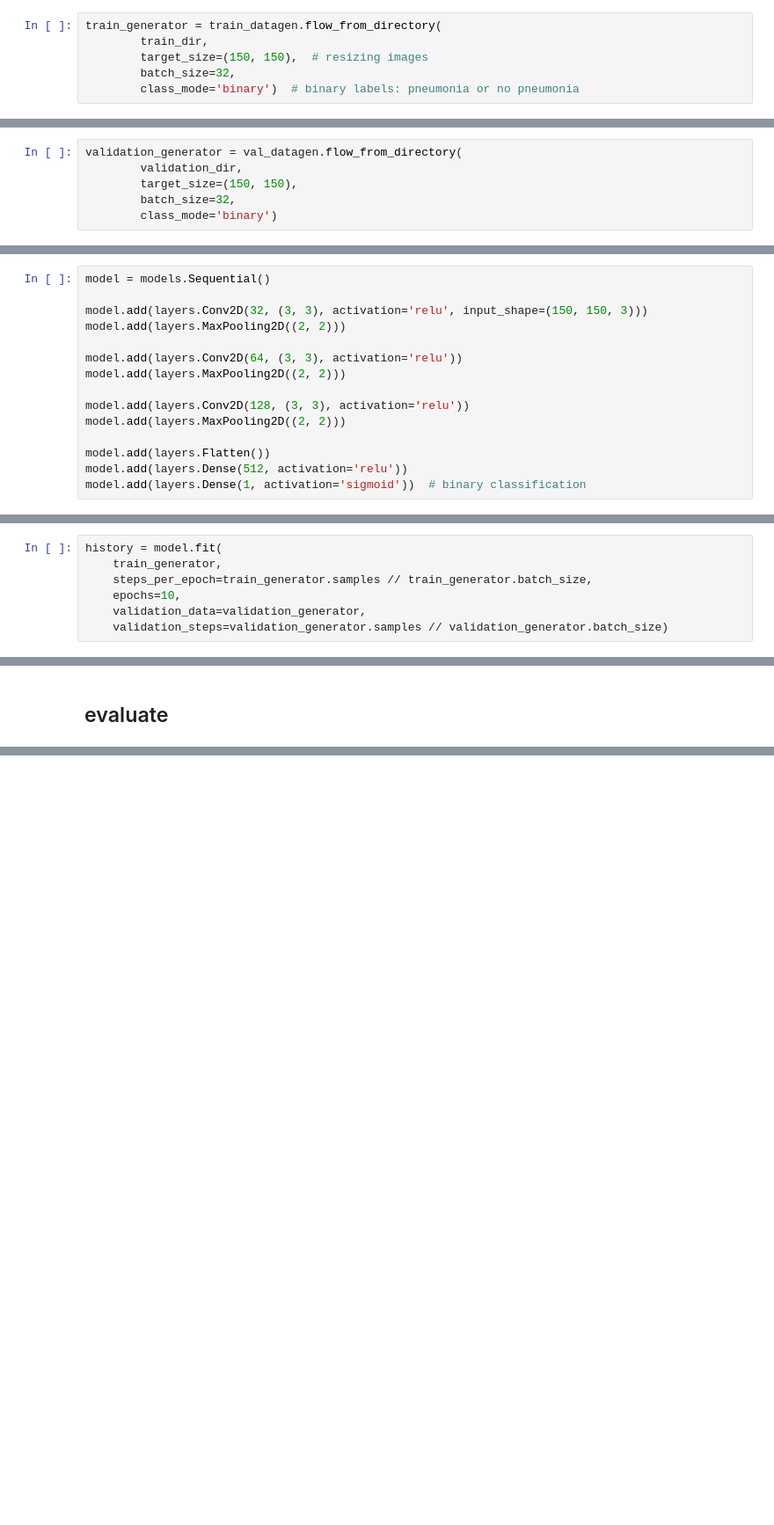
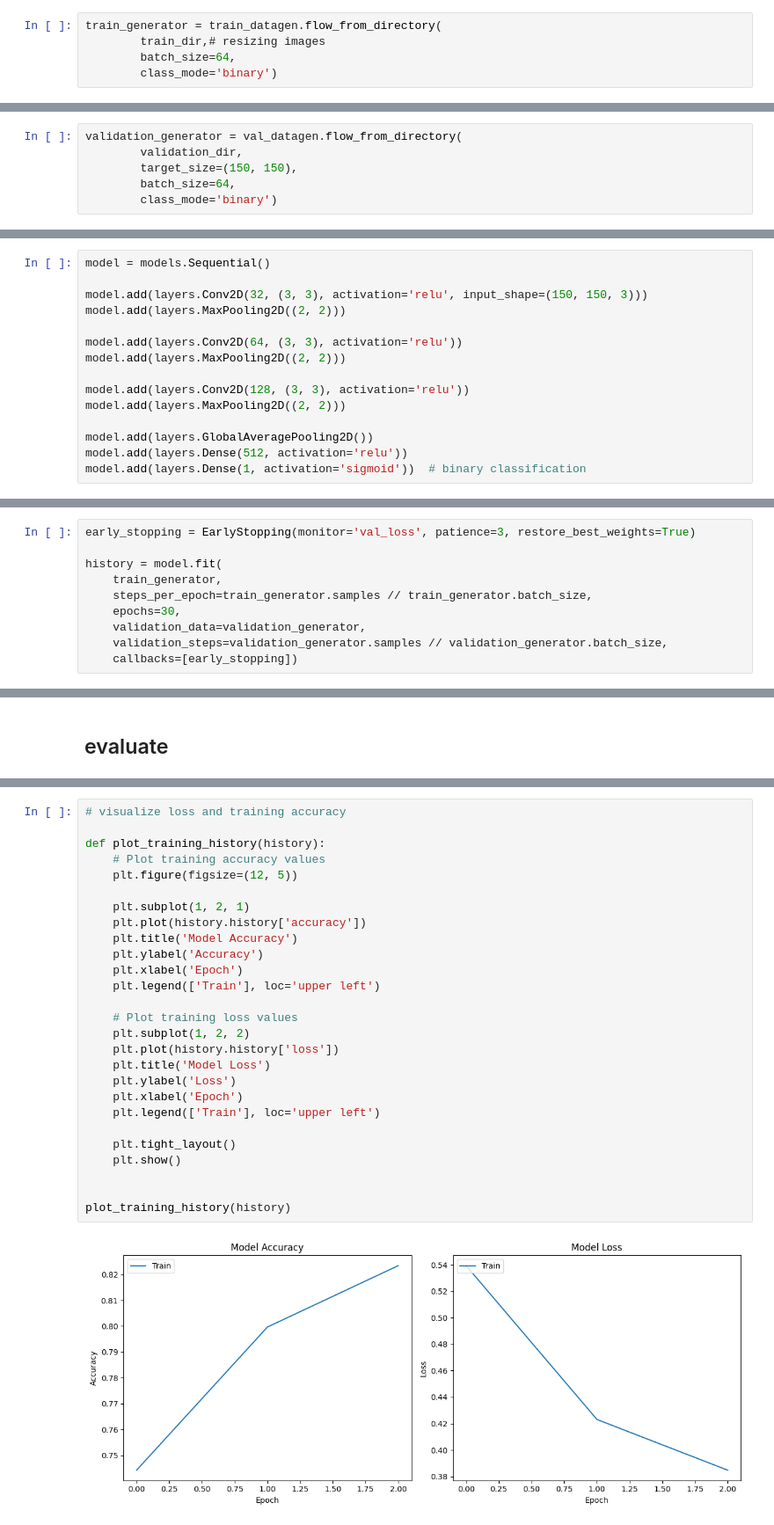
Before and after one commit to nachmz42/MediML, a Jupyter notebook: notebooks/pneumonia_detection.ipynb, the cells around one changed output, grey strips where cells are left out. Shown: that part at 88% size. Saved outputs shown, nothing was run; the diff lists cells and outputs as text; blank space fills up the shorter version.

```diff
--- a/notebooks/pneumonia_detection.ipynb
+++ b/notebooks/pneumonia_detection.ipynb
@@ -27,16 +75,15 @@ val_datagen = ImageDataGenerator(rescale=1./255)
 # %%
 train_generator = train_datagen.flow_from_directory(
-        train_dir,
-        target_size=(150, 150),  # resizing images
-        batch_size=32,
-        class_mode='binary')  # binary labels: pneumonia or no pneumonia
+        train_dir,# resizing images
+        batch_size=64,
+        class_mode='binary')
 # %% [output]
 Found 5216 images belonging to 2 classes.
 # %%
 validation_generator = val_datagen.flow_from_directory(
         validation_dir,
         target_size=(150, 150),
-        batch_size=32,
+        batch_size=64,
         class_mode='binary')
 # %% [output]
 Found 16 images belonging to 2 classes.
@@ -54,7 +101,7 @@ model.add(layers.MaxPooling2D((2, 2)))
 model.add(layers.Conv2D(128, (3, 3), activation='relu'))
 model.add(layers.MaxPooling2D((2, 2)))
 
-model.add(layers.Flatten())
+model.add(layers.GlobalAveragePooling2D())
 model.add(layers.Dense(512, activation='relu'))
 model.add(layers.Dense(1, activation='sigmoid'))  # binary classification
 # %%
@@ -84,10 +131,13 @@ _________________________________________________________________
 # %% [markdown]
 ## Train the model ###
 # %%
+early_stopping = EarlyStopping(monitor='val_loss', patience=3, restore_best_weights=True)
+
 history = model.fit(
     train_generator,
     steps_per_epoch=train_generator.samples // train_generator.batch_size,
-    epochs=10,
+    epochs=30,
     validation_data=validation_generator,
-    validation_steps=validation_generator.samples // validation_generator.batch_size)
+    validation_steps=validation_generator.samples // validation_generator.batch_size,
+    callbacks=[early_stopping])
 # %% [output]
@@ -108,0 +184,29 @@ print("Test accuracy:", accuracy)
+# %%
+# visualize loss and training accuracy
+
+def plot_training_history(history):
+    # Plot training accuracy values
+    plt.figure(figsize=(12, 5))
+
+    plt.subplot(1, 2, 1)
+    plt.plot(history.history['accuracy'])
+    plt.title('Model Accuracy')
+    plt.ylabel('Accuracy')
+    plt.xlabel('Epoch')
+    plt.legend(['Train'], loc='upper left')
+
+    # Plot training loss values
+    plt.subplot(1, 2, 2)
+    plt.plot(history.history['loss'])
+    plt.title('Model Loss')
+    plt.ylabel('Loss')
+    plt.xlabel('Epoch')
+    plt.legend(['Train'], loc='upper left')
+
+    plt.tight_layout()
+    plt.show()
+
+
+plot_training_history(history)
+# %% [output]
+[figure, added]
```
Also changed, not shown: parts of 8 cells of this notebook.
